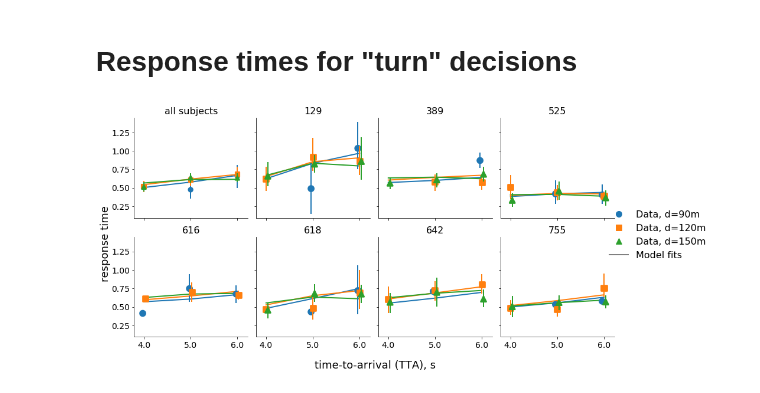
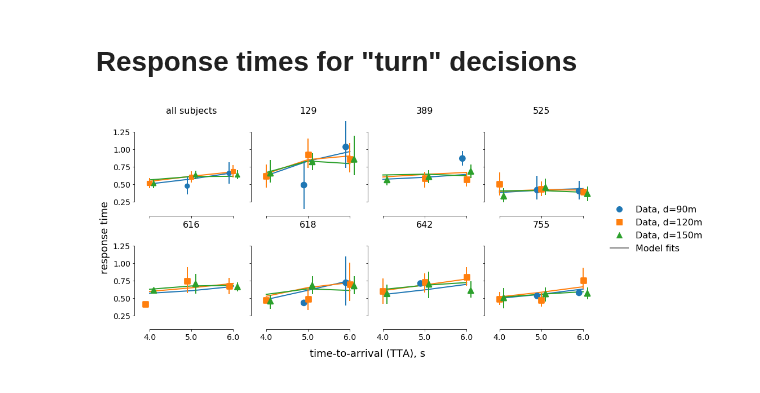
Before and after one commit to cherepaha/evidence_accumulation_in_gap_acceptance, a Jupyter notebook: paper_figures.ipynb, the cells around one changed output. Saved outputs shown, nothing was run; the diff lists cells and outputs as text; code cells hidden in the pictures.

Commit message:
Paper figures updated

```diff
--- a/paper_figures.ipynb
+++ b/paper_figures.ipynb
@@ -8,0 +110,4 @@ import os
+# %%
+data = pd.read_csv('processed_data.csv', index_col=['subj_id', 'session', 'route', 'intersection_no'])
+traj_id = (129, 1, 2, 5)
+traj = data.loc[traj_id]
@@ -20,7 +176,7 @@ def plot_var_by_subject(data, var, ylabel):
     ax = axes[0][0]
     ax.set_title('all subjects', fontsize=16)
     sns.pointplot(ax=axes[0][0], data=data,
-                      x='tta_condition', y=var, hue='d_condition', join=False,
+                      x='tta_condition', y=var, hue='d_condition', join=False, dodge=0.2,
                       markers=['o', 's', '^'], hue_order=d_conditions, scale=0.8, errwidth=2)
 
     model_measures = pd.read_csv(os.path.join(fit_results_path, 'measures.csv'))
@@ -33,9 +189,14 @@ def plot_var_by_subject(data, var, ylabel):
 
     for subj_id, ax in zip(subjects, axes.flatten()[1:]):
         ax.set_title(subj_id, fontsize=16)
-        sns.pointplot(ax=ax, data=data[data.subj_id==subj_id],
-                      x='tta_condition', y=var, hue='d_condition', join=False, dodge=True,
+        if not ((subj_id == 616) & (var=='RT')):
+            sns.pointplot(ax=ax, data=data[data.subj_id==subj_id],
+                      x='tta_condition', y=var, hue='d_condition', join=False, dodge=0.2,
                       markers=['o', 's', '^'], scale=1, errwidth=2)
+        else:
+            sns.pointplot(ax=ax, data=data[data.subj_id==subj_id],
+                      x='tta_condition', y=var, hue='d_condition', join=False, dodge=0.2,
+                      markers=['s', '^'], palette=['C1', 'C2'], scale=1, errwidth=2)
 
         subj_fit_results_path = os.path.join(fit_results_path, str(subj_id))
         subj_model_measures = pd.read_csv(os.path.join(subj_fit_results_path, 'measures.csv'))
@@ -46,16 +207,18 @@ def plot_var_by_subject(data, var, ylabel):
         ax.legend().remove()
         ax.set_xlabel('')
         ax.set_ylabel('')
-
-#     sns.despine(offset=1, trim=True)
+#     axes[0][0].set_yticks([0,0.5,1.0])
     plt.tight_layout()
+    sns.despine(offset=5, trim=True)
 
     legend_elements = [Line2D([0], [0], color='C0', marker='o', lw=0, label='Data, d=90m'),
                        Line2D([0], [0], color='C1', marker='s', lw=0, label='Data, d=120m'),
                        Line2D([0], [0], color='C2', marker='^', lw=0, label='Data, d=150m'),
                        Line2D([0], [0], color='grey', label='Model fits')]
 
-    fig.legend(handles=legend_elements, loc='center', bbox_to_anchor=(1.1, 0.55), fontsize=16, frameon=False)
+    fig.legend(handles=legend_elements, loc='center', bbox_to_anchor=(1.15, 0.55), fontsize=16, frameon=False)
 
     fig.text(0.4, -0.05, 'time-to-arrival (TTA), s', fontsize=18)
-    fig.text(-0.02, 0.3, ylabel, fontsize=18, rotation=90)
+    fig.text(-0.03, 0.3, ylabel, fontsize=18, rotation=90)
+
+    return axes
@@ -69,7 +230,9 @@ plt.savefig('figures/p_turn.png', bbox_inches='tight')
 # %% [markdown]
 # Response times for "turn" decisions
 # %%
-plot_var_by_subject(data=exp_data[exp_data.is_turn_decision], var='RT', ylabel='response time')
+# only two data points are available for the (4, 90) condition, should ignore it altogether
+exp_data.loc[(exp_data.d_condition==90) & (exp_data.tta_condition==4), 'RT'] = np.nan
+axes = plot_var_by_subject(data=exp_data[exp_data.is_turn_decision], var='RT', ylabel='response time')
 plt.savefig('figures/RT.png', bbox_inches='tight')
 # %% [output]
-[figure, old version]
+[figure, new version]
```
Also changed, not shown: parts of 13 cells of this notebook, 9 other files.
